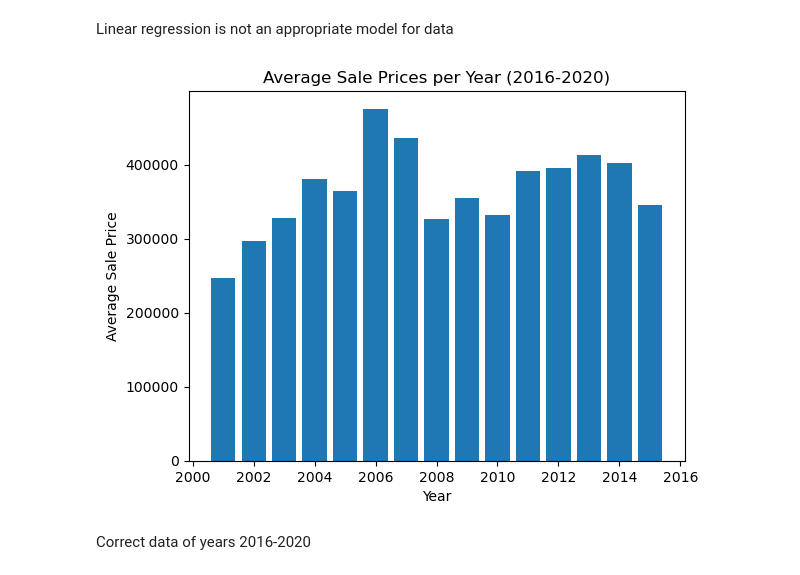
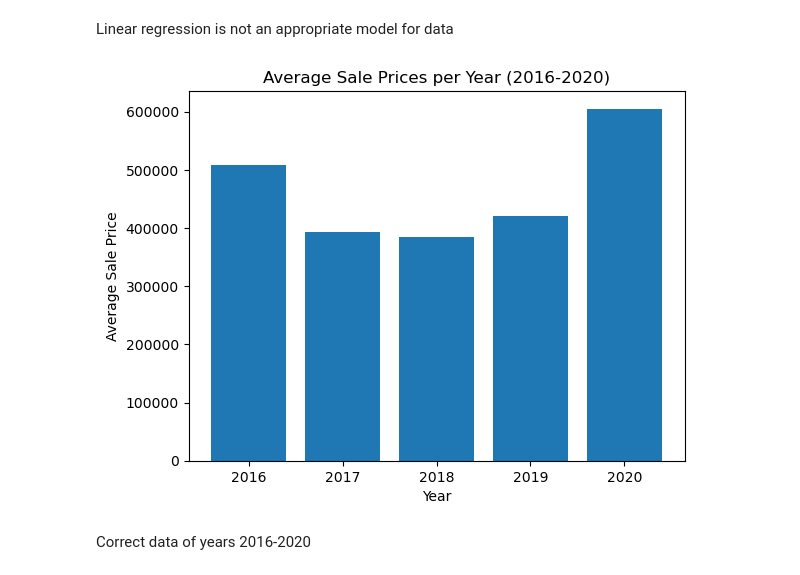
Before and after one commit to alenak2610/RE-market-CT, a Jupyter notebook: All Workbooks/final_proj.ipynb, the cells around one changed output. Cells and saved outputs as stored; diff of their text form; code cells hidden in the pictures.

```diff
--- a/All Workbooks/final_proj.ipynb
+++ b/All Workbooks/final_proj.ipynb
@@ -258,12 +268,12 @@ Manually calculated R-squared: -0.18389269837482525
 # %% [markdown]
 Linear regression is not an appropriate model for data
 # %%
-plt.bar(avg_price_per_year.index, avg_price_per_year.values)
+plt.bar(avg_price_per_year2.index, avg_price_per_year2.values)
 plt.title('Average Sale Prices per Year (2016-2020)')
 plt.xlabel('Year')
 plt.ylabel('Average Sale Price')
 plt.show()
 # %% [output]
-[figure, old version]
+[figure, new version]
 # %% [markdown]
 Correct data of years 2016-2020
```
Also changed, not shown: parts of 2 cells of this notebook.
